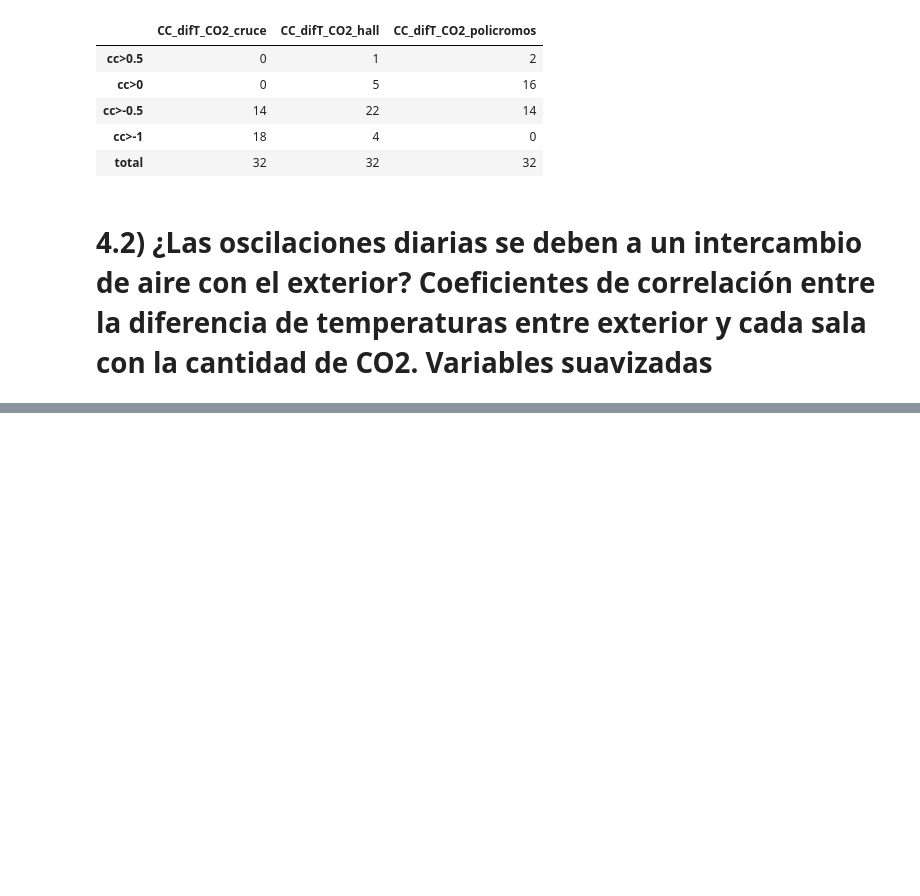
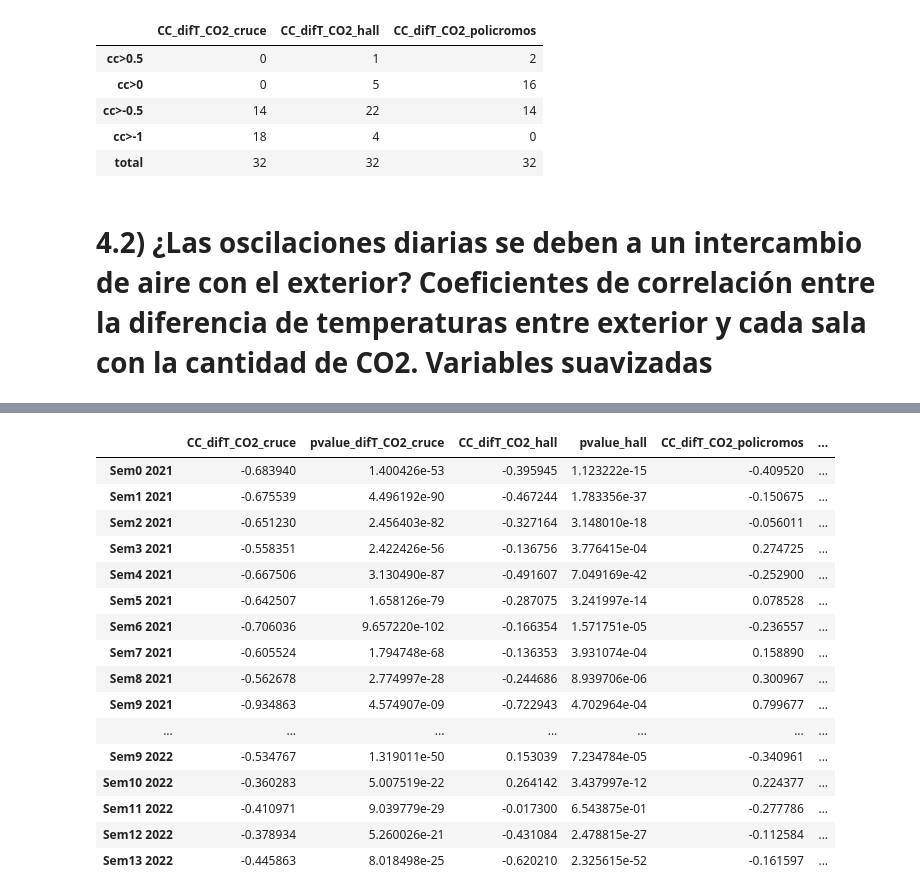
Before and after one commit to IreneeMM/ArticuloTFGAltamira, a Jupyter notebook: CoefSemanas_Co2_DTcorregido.ipynb, the cells around one changed output, grey strips where cells are left out. Cells and saved outputs as stored; diff of their text form; code cells hidden in the pictures; blank space fills up the shorter version.

```diff
--- a/CoefSemanas_Co2_DTcorregido.ipynb
+++ b/CoefSemanas_Co2_DTcorregido.ipynb
@@ -412,0 +612,84 @@ ordenar_valores_cc (CoefCorrel, 'CC_difT_CO2_cruce', 'pvalue_difT_CO2_cruce', 'C
+# %%
+cc21 = difT_CO2_cc_por_semanas(SemanaCruce21, SemanaExterior21, SemanaHall21, PolicromosSemanas_2021)
+cc22 = difT_CO2_cc_por_semanas(SemanaCruce22, SemanaExterior22, SemanaHall22, PolicromosSemanas_2022)
+# %%
+s1=pd.Series([cc21[0][0], cc21[1][0],cc21[2][0],cc21[3][0],cc21[4][0],cc21[5][0],cc21[6][0],cc21[7][0],cc21[8][0],cc21[9][0],
+              cc21[10][0], cc21[11][0], cc21[12][0], cc21[13][0], cc21[14][0], cc21[15][0], cc21[16][0], cc21[17][0],
+              cc22[0][0], cc22[1][0],cc22[2][0],cc22[3][0],cc22[4][0],cc22[5][0],cc22[6][0],cc22[7][0],cc21[8][0],
+              cc22[9][0], cc22[10][0], cc22[11][0], cc22[12][0], cc22[13][0]],
+            index = ['Sem0 2021','Sem1 2021','Sem2 2021','Sem3 2021','Sem4 2021','Sem5 2021','Sem6 2021','Sem7 2021','Sem8 2021',
+                    'Sem9 2021','Sem10 2021','Sem11 2021','Sem12 2021','Sem13 2021','Sem14 2021','Sem15 2021','Sem0162021',
+                     'Sem17 2021','Sem0 2022','Sem1 2022','Sem2 2022','Sem3 2022','Sem4 2022','Sem5 2022','Sem6 2022','Sem7 2022','Sem8 2021',
+                    'Sem9 2022','Sem10 2022','Sem11 2022','Sem12 2022','Sem13 2022'])
+s2=pd.Series([cc21[0][1], cc21[1][1],cc21[2][1],cc21[3][1],cc21[4][1],cc21[5][1],cc21[6][1],cc21[7][1],cc21[8][1],cc21[9][1],
+              cc21[10][1], cc21[11][1], cc21[12][1], cc21[13][1], cc21[14][1], cc21[15][1], cc21[16][1], cc21[17][1],
+              cc22[0][1], cc22[1][1],cc22[2][1],cc22[3][1],cc22[4][1],cc22[5][1],cc22[6][1],cc22[7][1],cc21[8][1],
+              cc22[9][1], cc22[10][1], cc22[11][1], cc22[12][1], cc22[13][1]],
+            index = ['Sem0 2021','Sem1 2021','Sem2 2021','Sem3 2021','Sem4 2021','Sem5 2021','Sem6 2021','Sem7 2021','Sem8 2021',
+                    'Sem9 2021','Sem10 2021','Sem11 2021','Sem12 2021','Sem13 2021','Sem14 2021','Sem15 2021','Sem0162021',
+                     'Sem17 2021','Sem0 2022','Sem1 2022','Sem2 2022','Sem3 2022','Sem4 2022','Sem5 2022','Sem6 2022','Sem7 2022','Sem8 2021',
+                    'Sem9 2022','Sem10 2022','Sem11 2022','Sem12 2022','Sem13 2022'])
+s3=pd.Series([cc21[0][2], cc21[1][2],cc21[2][2],cc21[3][2],cc21[4][2],cc21[5][2],cc21[6][2],cc21[7][2],cc21[8][2],cc21[9][2],
+              cc21[10][2], cc21[11][2], cc21[12][2], cc21[13][2], cc21[14][2], cc21[15][2], cc21[16][2], cc21[17][2],
+              cc22[0][2], cc22[1][2],cc22[2][2],cc22[3][2],cc22[4][2],cc22[5][2],cc22[6][2],cc22[7][2],cc21[8][2],
+              cc22[9][2], cc22[10][2], cc22[11][2], cc22[12][2], cc22[13][2]],
+            index = ['Sem0 2021','Sem1 2021','Sem2 2021','Sem3 2021','Sem4 2021','Sem5 2021','Sem6 2021','Sem7 2021','Sem8 2021',
+                    'Sem9 2021','Sem10 2021','Sem11 2021','Sem12 2021','Sem13 2021','Sem14 2021','Sem15 2021','Sem0162021',
+                     'Sem17 2021','Sem0 2022','Sem1 2022','Sem2 2022','Sem3 2022','Sem4 2022','Sem5 2022','Sem6 2022','Sem7 2022','Sem8 2021',
+                    'Sem9 2022','Sem10 2022','Sem11 2022','Sem12 2022','Sem13 2022'])
+s4=pd.Series([cc21[0][3], cc21[1][3],cc21[2][3],cc21[3][3],cc21[4][3],cc21[5][3],cc21[6][3],cc21[7][3],cc21[8][3],cc21[9][3],
+              cc21[10][3], cc21[11][3], cc21[12][3], cc21[13][3], cc21[14][3], cc21[15][3], cc21[16][3], cc21[17][3],
+              cc22[0][3], cc22[1][3],cc22[2][3],cc22[3][3],cc22[4][3],cc22[5][3],cc22[6][3],cc22[7][3],cc21[8][3],
+              cc22[9][3], cc22[10][3], cc22[11][3], cc22[12][3], cc22[13][3]],
+            index = ['Sem0 2021','Sem1 2021','Sem2 2021','Sem3 2021','Sem4 2021','Sem5 2021','Sem6 2021','Sem7 2021','Sem8 2021',
+                    'Sem9 2021','Sem10 2021','Sem11 2021','Sem12 2021','Sem13 2021','Sem14 2021','Sem15 2021','Sem0162021',
+                     'Sem17 2021','Sem0 2022','Sem1 2022','Sem2 2022','Sem3 2022','Sem4 2022','Sem5 2022','Sem6 2022','Sem7 2022','Sem8 2021',
+                    'Sem9 2022','Sem10 2022','Sem11 2022','Sem12 2022','Sem13 2022'])
+s5=pd.Series([cc21[0][4], cc21[1][4],cc21[2][4],cc21[3][4],cc21[4][4],cc21[5][4],cc21[6][4],cc21[7][4],cc21[8][4],cc21[9][4],
+              cc21[10][4], cc21[11][4], cc21[12][4], cc21[13][4], cc21[14][4], cc21[15][4], cc21[16][4], cc21[17][4],
+              cc22[0][4], cc22[1][4],cc22[2][4],cc22[3][4],cc22[4][4],cc22[5][4],cc22[6][4],cc22[7][4],cc21[8][4],
+              cc22[9][4], cc22[10][4], cc22[11][4], cc22[12][4], cc22[13][4]],
+            index = ['Sem0 2021','Sem1 2021','Sem2 2021','Sem3 2021','Sem4 2021','Sem5 2021','Sem6 2021','Sem7 2021','Sem8 2021',
+                    'Sem9 2021','Sem10 2021','Sem11 2021','Sem12 2021','Sem13 2021','Sem14 2021','Sem15 2021','Sem0162021',
+                     'Sem17 2021','Sem0 2022','Sem1 2022','Sem2 2022','Sem3 2022','Sem4 2022','Sem5 2022','Sem6 2022','Sem7 2022','Sem8 2021',
+                    'Sem9 2022','Sem10 2022','Sem11 2022','Sem12 2022','Sem13 2022'])
+s6=pd.Series([cc21[0][5], cc21[1][5],cc21[2][5],cc21[3][5],cc21[4][5],cc21[5][5],cc21[6][5],cc21[7][5],cc21[8][5],cc21[9][5],
+              cc21[10][5], cc21[11][5], cc21[12][5], cc21[13][5], cc21[14][5], cc21[15][5], cc21[16][5], cc21[17][5],
+              cc22[0][5], cc22[1][5],cc22[2][5],cc22[3][5],cc22[4][5],cc22[5][5],cc22[6][5],cc22[7][5],cc21[8][5],
+              cc22[9][5], cc22[10][5], cc22[11][5], cc22[12][5], cc22[13][5]],
+            index = ['Sem0 2021','Sem1 2021','Sem2 2021','Sem3 2021','Sem4 2021','Sem5 2021','Sem6 2021','Sem7 2021','Sem8 2021',
+                    'Sem9 2021','Sem10 2021','Sem11 2021','Sem12 2021','Sem13 2021','Sem14 2021','Sem15 2021','Sem0162021',
+                     'Sem17 2021','Sem0 2022','Sem1 2022','Sem2 2022','Sem3 2022','Sem4 2022','Sem5 2022','Sem6 2022','Sem7 2022','Sem8 2021',
+                    'Sem9 2022','Sem10 2022','Sem11 2022','Sem12 2022','Sem13 2022'])
+s7=pd.Series([cc21[0][6], cc21[1][6],cc21[2][6],cc21[3][6],cc21[4][6],cc21[5][6],cc21[6][6],cc21[7][6],cc21[8][6],cc21[9][6],
+              cc21[10][6], cc21[11][6], cc21[12][6], cc21[13][6], cc21[14][6], cc21[15][6], cc21[16][6], cc21[17][6],
+              cc22[0][6], cc22[1][6],cc22[2][6],cc22[3][6],cc22[4][6],cc22[5][6],cc22[6][6],cc22[7][6],cc21[8][6],
+              cc22[9][6], cc22[10][6], cc22[11][6], cc22[12][6], cc22[13][6]],
+            index = ['Sem0 2021','Sem1 2021','Sem2 2021','Sem3 2021','Sem4 2021','Sem5 2021','Sem6 2021','Sem7 2021','Sem8 2021',
+                    'Sem9 2021','Sem10 2021','Sem11 2021','Sem12 2021','Sem13 2021','Sem14 2021','Sem15 2021','Sem0162021',
+                     'Sem17 2021','Sem0 2022','Sem1 2022','Sem2 2022','Sem3 2022','Sem4 2022','Sem5 2022','Sem6 2022','Sem7 2022','Sem8 2021',
+                    'Sem9 2022','Sem10 2022','Sem11 2022','Sem12 2022','Sem13 2022'])
+#unir en dataframe
+CoefCorrel = pd.concat([s1, s2, s3, s4, s5, s6, s7], axis = 1)
+CoefCorrel.columns = ['CC_difT_CO2_cruce', 'pvalue_difT_CO2_cruce', 'CC_difT_CO2_hall',  'pvalue_hall',
+                      'CC_difT_CO2_policromos',  'pvalue_polimos', 'nº datos']
+display(CoefCorrel)
+CoefCorrel.describe()
+# %% [output]
+|  | CC_difT_CO2_cruce | pvalue_difT_CO2_cruce | CC_difT_CO2_hall | pvalue_hall | CC_difT_CO2_policromos | ... |
+| Sem0 2021 | -0.683940 | 1.400426e-53 | -0.395945 | 1.123222e-15 | -0.409520 | ... |
+| Sem1 2021 | -0.675539 | 4.496192e-90 | -0.467244 | 1.783356e-37 | -0.150675 | ... |
+| Sem2 2021 | -0.651230 | 2.456403e-82 | -0.327164 | 3.148010e-18 | -0.056011 | ... |
+| Sem3 2021 | -0.558351 | 2.422426e-56 | -0.136756 | 3.776415e-04 | 0.274725 | ... |
+| Sem4 2021 | -0.667506 | 3.130490e-87 | -0.491607 | 7.049169e-42 | -0.252900 | ... |
+| Sem5 2021 | -0.642507 | 1.658126e-79 | -0.287075 | 3.241997e-14 | 0.078528 | ... |
+| Sem6 2021 | -0.706036 | 9.657220e-102 | -0.166354 | 1.571751e-05 | -0.236557 | ... |
+| Sem7 2021 | -0.605524 | 1.794748e-68 | -0.136353 | 3.931074e-04 | 0.158890 | ... |
+| Sem8 2021 | -0.562678 | 2.774997e-28 | -0.244686 | 8.939706e-06 | 0.300967 | ... |
+| Sem9 2021 | -0.934863 | 4.574907e-09 | -0.722943 | 4.702964e-04 | 0.799677 | ... |
+| ... | ... | ... | ... | ... | ... | ... |
+| Sem9 2022 | -0.534767 | 1.319011e-50 | 0.153039 | 7.234784e-05 | -0.340961 | ... |
+| Sem10 2022 | -0.360283 | 5.007519e-22 | 0.264142 | 3.437997e-12 | 0.224377 | ... |
+| Sem11 2022 | -0.410971 | 9.039779e-29 | -0.017300 | 6.543875e-01 | -0.277786 | ... |
+| Sem12 2022 | -0.378934 | 5.260026e-21 | -0.431084 | 2.478815e-27 | -0.112584 | ... |
+| Sem13 2022 | -0.445863 | 8.018498e-25 | -0.620210 | 2.325615e-52 | -0.161597 | ... |
```
Also changed, not shown: parts of 8 cells of this notebook, 4 other files.
